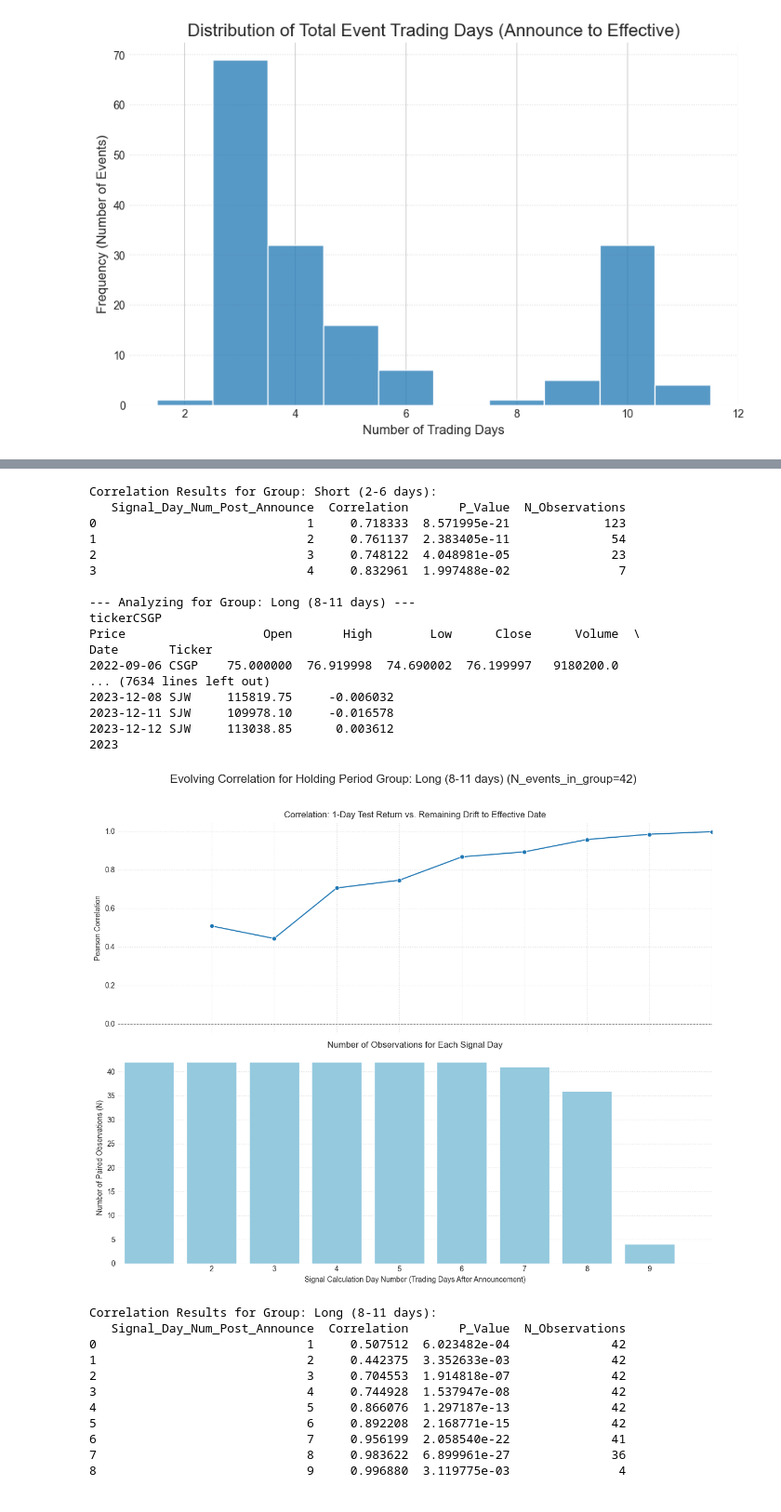
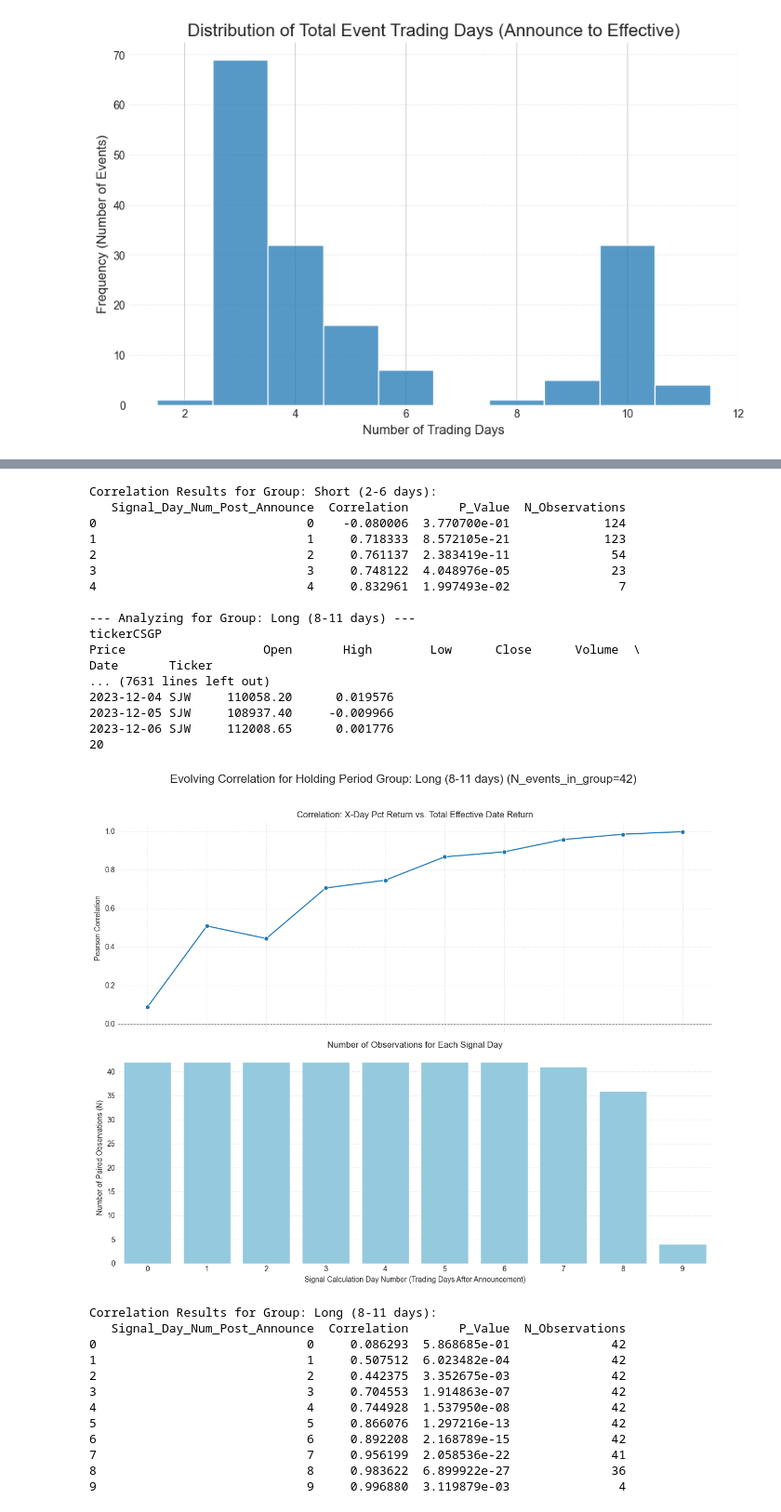
Before and after one commit to Sun-G0D/QSGcat, a Jupyter notebook: research.ipynb, the cells around one changed output, grey strips where cells are left out. Shown at 93% size. Cells and saved outputs as stored; diff of their text form; code cells hidden in the pictures.

```diff
--- a/research.ipynb
+++ b/research.ipynb
@@ -2,9 +2,3 @@
 import yfinance as yf
 import pandas as pd
 import numpy as np
-# %%
-
-
-spx = yf.Ticker("GEHC")
-data = spx.history(period="5y")
-data
@@ -1171,7 +1150,7 @@ for group_name, (min_days, max_days) in holding_period_groups.items():
         test_returns_for_offset = []
         target_returns_for_offset = []
 
-        current_signal_day_num = offset_patd1 + 1 # Day 1, Day 2, ... post announcement
+        current_signal_day_num = offset_patd1 # Day 1, Day 2, ... post announcement
 
         for index, event_row in group_events_df.iterrows():
             ticker = event_row['Normalized_Ticker']
@@ -1241,7 +1220,7 @@ for group_name, (min_days, max_days) in holding_period_groups.items():
 
         sns.lineplot(x='Signal_Day_Num_Post_Announce', y='Correlation', data=group_results_df, marker='o', ax=axes[0])
         axes[0].axhline(0, color='grey', linestyle='--', linewidth=0.8)
-        axes[0].set_title('Correlation: 1-Day Test Return vs. Remaining Drift to Effective Date')
+        axes[0].set_title('Correlation: X-Day Pct Return vs. Total Effective Date Return')
         axes[0].set_ylabel('Pearson Correlation')
         axes[0].grid(True, linestyle=':', alpha=0.7)
 
@@ -1281,29 +1260,30 @@ test return is0.029302331500356053
 Correlation Results for Group: Short (2-6 days):
    Signal_Day_Num_Post_Announce  Correlation       P_Value  N_Observations
-0                             1     0.718333  8.571995e-21             123
-1                             2     0.761137  2.383405e-11              54
-2                             3     0.748122  4.048981e-05              23
-3                             4     0.832961  1.997488e-02               7
+0                             0    -0.080006  3.770700e-01             124
+1                             1     0.718333  8.572105e-21             123
+2                             2     0.761137  2.383419e-11              54
+3                             3     0.748122  4.048976e-05              23
+4                             4     0.832961  1.997493e-02               7
 
 --- Analyzing for Group: Long (8-11 days) ---
 tickerCSGP
 Price                   Open       High        Low      Close      Volume  \
 Date       Ticker
-2022-09-06 CSGP    75.000000  76.919998  74.690002  76.199997   9180200.0
-... (7634 lines left out)
-2023-12-08 SJW     115819.75     -0.006032
-2023-12-11 SJW     109978.10     -0.016578
-2023-12-12 SJW     113038.85      0.003612
-2023
+... (7631 lines left out)
+2023-12-04 SJW     110058.20      0.019576
+2023-12-05 SJW     108937.40     -0.009966
+2023-12-06 SJW     112008.65      0.001776
+20
-[figure, old version]
+[figure, new version]
 Correlation Results for Group: Long (8-11 days):
    Signal_Day_Num_Post_Announce  Correlation       P_Value  N_Observations
-0                             1     0.507512  6.023482e-04              42
-1                             2     0.442375  3.352633e-03              42
-2                             3     0.704553  1.914818e-07              42
-3                             4     0.744928  1.537947e-08              42
-4                             5     0.866076  1.297187e-13              42
-5                             6     0.892208  2.168771e-15              42
-6                             7     0.956199  2.058540e-22              41
-7                             8     0.983622  6.899961e-27              36
-8                             9     0.996880  3.119775e-03               4
+0                             0     0.086293  5.868685e-01              42
+1                             1     0.507512  6.023482e-04              42
+2                             2     0.442375  3.352675e-03              42
+3                             3     0.704553  1.914863e-07              42
+4                             4     0.744928  1.537950e-08              42
+5                             5     0.866076  1.297216e-13              42
+6                             6     0.892208  2.168789e-15              42
+7                             7     0.956199  2.058536e-22              41
+8                             8     0.983622  6.899922e-27              36
+9                             9     0.996880  3.119879e-03               4
```
Also changed, not shown: parts of 16 cells of this notebook.
